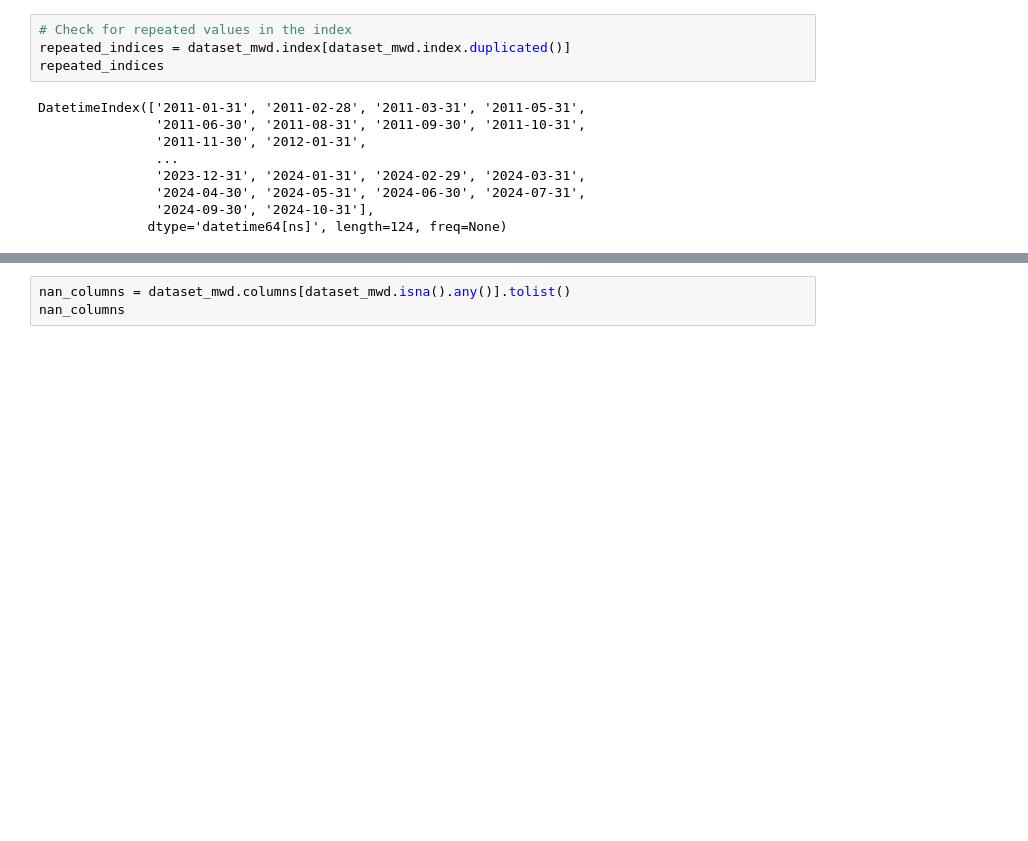
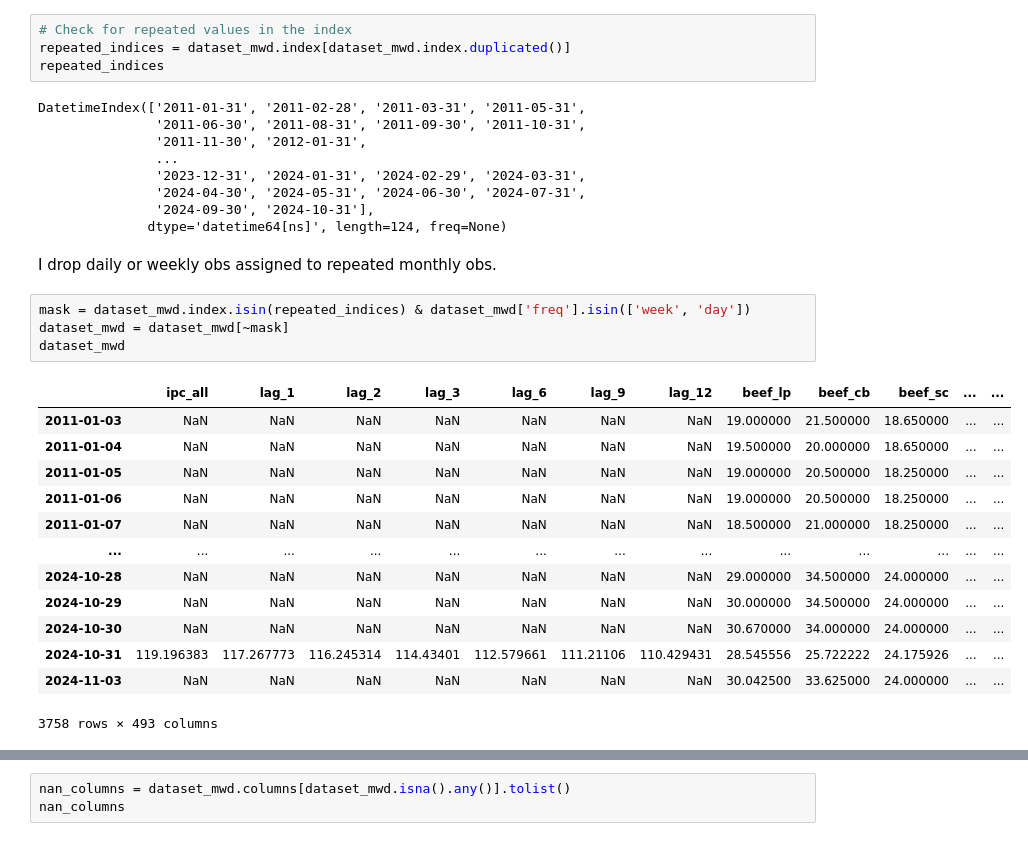
Before and after one commit to osmarbolivar/High-Freq-Inflation-Forecast-2SML, a Jupyter notebook: Data_preprocess.ipynb, the cells around one changed output, grey strips where cells are left out. Drawn from its saved outputs; the diff is of its cells as text; blank space fills up the shorter version.

```diff
--- a/Data_preprocess.ipynb
+++ b/Data_preprocess.ipynb
@@ -716,4 +716,24 @@ DatetimeIndex(['2011-01-31', '2011-02-28', '2011-03-31', '2011-05-31',
                '2024-04-30', '2024-05-31', '2024-06-30', '2024-07-31',
                '2024-09-30', '2024-10-31'],
               dtype='datetime64[ns]', length=124, freq=None)
+# %% [markdown]
+I drop daily or weekly obs assigned to repeated monthly obs.
+# %%
+mask = dataset_mwd.index.isin(repeated_indices) & dataset_mwd['freq'].isin(['week', 'day'])
+dataset_mwd = dataset_mwd[~mask]
+dataset_mwd
+# %% [output]
+|  | ipc_all | lag_1 | lag_2 | lag_3 | lag_6 | lag_9 | lag_12 | beef_lp | beef_cb | beef_sc | ... | ... |
+| 2011-01-03 | NaN | NaN | NaN | NaN | NaN | NaN | NaN | 19.000000 | 21.500000 | 18.650000 | ... | ... |
+| 2011-01-04 | NaN | NaN | NaN | NaN | NaN | NaN | NaN | 19.500000 | 20.000000 | 18.650000 | ... | ... |
+| 2011-01-05 | NaN | NaN | NaN | NaN | NaN | NaN | NaN | 19.000000 | 20.500000 | 18.250000 | ... | ... |
+| 2011-01-06 | NaN | NaN | NaN | NaN | NaN | NaN | NaN | 19.000000 | 20.500000 | 18.250000 | ... | ... |
+| 2011-01-07 | NaN | NaN | NaN | NaN | NaN | NaN | NaN | 18.500000 | 21.000000 | 18.250000 | ... | ... |
+| ... | ... | ... | ... | ... | ... | ... | ... | ... | ... | ... | ... | ... |
+| 2024-10-28 | NaN | NaN | NaN | NaN | NaN | NaN | NaN | 29.000000 | 34.500000 | 24.000000 | ... | ... |
+| 2024-10-29 | NaN | NaN | NaN | NaN | NaN | NaN | NaN | 30.000000 | 34.500000 | 24.000000 | ... | ... |
+| 2024-10-30 | NaN | NaN | NaN | NaN | NaN | NaN | NaN | 30.670000 | 34.000000 | 24.000000 | ... | ... |
+| 2024-10-31 | 119.196383 | 117.267773 | 116.245314 | 114.43401 | 112.579661 | 111.21106 | 110.429431 | 28.545556 | 25.722222 | 24.175926 | ... | ... |
+| 2024-11-03 | NaN | NaN | NaN | NaN | NaN | NaN | NaN | 30.042500 | 33.625000 | 24.000000 | ... | ... |
+3758 rows × 493 columns
 # %%
```
Also changed, not shown: parts of 1 cell of this notebook, 7 other files.
